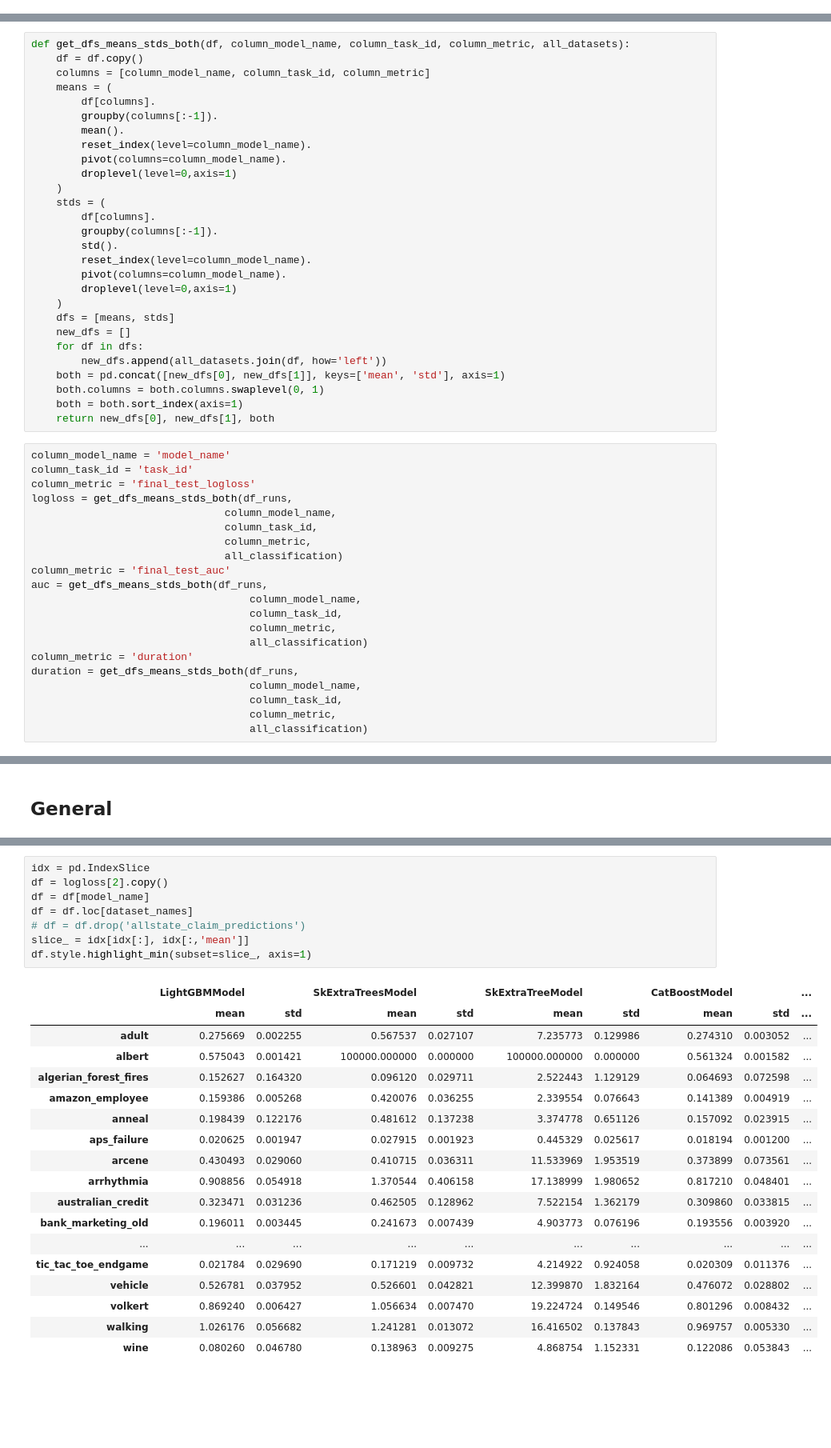
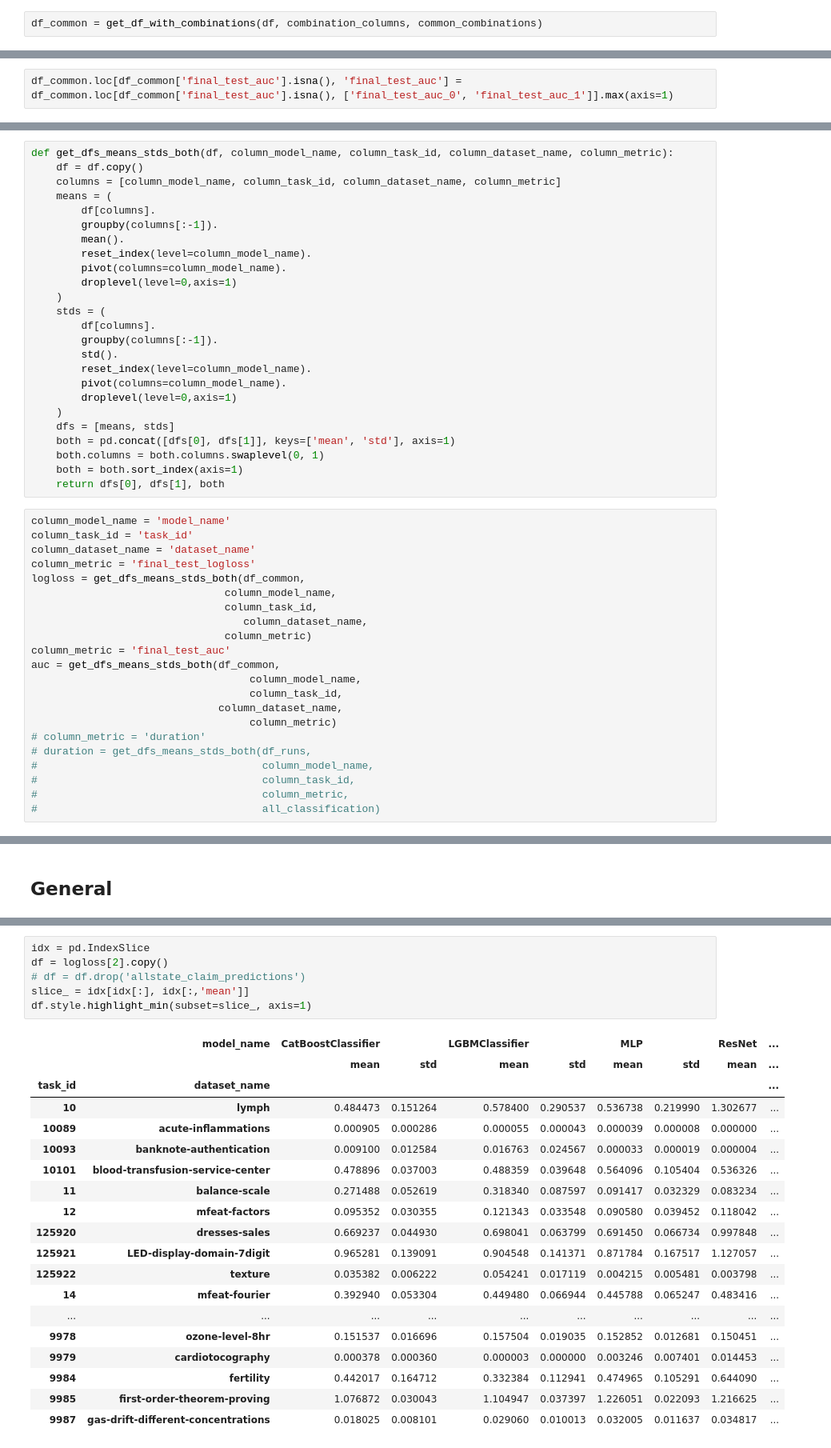
Before and after one commit to BrunoBelucci/tab_benchmark, a Jupyter notebook: run_scripts/analyze_runs_classification_sql.ipynb, the cells around one changed output, grey strips where cells are left out. Shown at 80% size. Saved outputs shown, nothing was run; the diff lists cells and outputs as text; blank space fills up the shorter version.

```diff
--- a/run_scripts/analyze_runs_classification_sql.ipynb
+++ b/run_scripts/analyze_runs_classification_sql.ipynb
@@ -254,0 +304,2 @@ Name: indexes, dtype: object
+# %%
+df_common = get_df_with_combinations(df, combination_columns, common_combinations)
@@ -254,0 +329,2 @@ Name: indexes, dtype: object
+# %%
+df_common.loc[df_common['final_test_auc'].isna(), 'final_test_auc'] = df_common.loc[df_common['final_test_auc'].isna(), ['final_test_auc_0', 'final_test_auc_1']].max(axis=1)
@@ -255,7 +337,7 @@ Name: indexes, dtype: object
 # %%
-def get_dfs_means_stds_both(df, column_model_name, column_task_id, column_metric, all_datasets):
+def get_dfs_means_stds_both(df, column_model_name, column_task_id, column_dataset_name, column_metric):
     df = df.copy()
-    columns = [column_model_name, column_task_id, column_metric]
+    columns = [column_model_name, column_task_id, column_dataset_name, column_metric]
     means = (
         df[columns].
         groupby(columns[:-1]).
@@ -273,32 +355,30 @@ def get_dfs_means_stds_both(df, column_model_name, column_task_id, column_metric
         droplevel(level=0,axis=1)
     )
     dfs = [means, stds]
-    new_dfs = []
-    for df in dfs:
-        new_dfs.append(all_datasets.join(df, how='left'))
-    both = pd.concat([new_dfs[0], new_dfs[1]], keys=['mean', 'std'], axis=1)
+    both = pd.concat([dfs[0], dfs[1]], keys=['mean', 'std'], axis=1)
     both.columns = both.columns.swaplevel(0, 1)
     both = both.sort_index(axis=1)
-    return new_dfs[0], new_dfs[1], both
+    return dfs[0], dfs[1], both
 # %%
 column_model_name = 'model_name'
 column_task_id = 'task_id'
+column_dataset_name = 'dataset_name'
 column_metric = 'final_test_logloss'
-logloss = get_dfs_means_stds_both(df_runs,
+logloss = get_dfs_means_stds_both(df_common,
                                column_model_name,
                                column_task_id,
-                               column_metric,
-                               all_classification)
+                                  column_dataset_name,
+                               column_metric)
 column_metric = 'final_test_auc'
-auc = get_dfs_means_stds_both(df_runs,
+auc = get_dfs_means_stds_both(df_common,
                                    column_model_name,
                                    column_task_id,
-                                   column_metric,
-                                   all_classification)
-column_metric = 'duration'
-duration = get_dfs_means_stds_both(df_runs,
-                                   column_model_name,
-                                   column_task_id,
-                                   column_metric,
-                                   all_classification)
+                              column_dataset_name,
+                                   column_metric)
+# column_metric = 'duration'
+# duration = get_dfs_means_stds_both(df_runs,
+#                                    column_model_name,
+#                                    column_task_id,
+#                                    column_metric,
+#                                    all_classification)
 # %%
@@ -314,30 +406,29 @@ for metric_name, df in zip(metrics, dfs):
 # %%
 idx = pd.IndexSlice
 df = logloss[2].copy()
-df = df[model_name]
-df = df.loc[dataset_names]
 # df = df.drop('allstate_claim_predictions')
 slice_ = idx[idx[:], idx[:,'mean']]
 df.style.highlight_min(subset=slice_, axis=1)
 # %% [output]
-|  | LightGBMModel |  | SkExtraTreesModel |  | SkExtraTreeModel |  | CatBoostModel |  | ... |
-|  | mean | std | mean | std | mean | std | mean | std | ... |
-| adult | 0.275669 | 0.002255 | 0.567537 | 0.027107 | 7.235773 | 0.129986 | 0.274310 | 0.003052 | ... |
-| albert | 0.575043 | 0.001421 | 100000.000000 | 0.000000 | 100000.000000 | 0.000000 | 0.561324 | 0.001582 | ... |
-| algerian_forest_fires | 0.152627 | 0.164320 | 0.096120 | 0.029711 | 2.522443 | 1.129129 | 0.064693 | 0.072598 | ... |
-| amazon_employee | 0.159386 | 0.005268 | 0.420076 | 0.036255 | 2.339554 | 0.076643 | 0.141389 | 0.004919 | ... |
-| anneal | 0.198439 | 0.122176 | 0.481612 | 0.137238 | 3.374778 | 0.651126 | 0.157092 | 0.023915 | ... |
-| aps_failure | 0.020625 | 0.001947 | 0.027915 | 0.001923 | 0.445329 | 0.025617 | 0.018194 | 0.001200 | ... |
-| arcene | 0.430493 | 0.029060 | 0.410715 | 0.036311 | 11.533969 | 1.953519 | 0.373899 | 0.073561 | ... |
-| arrhythmia | 0.908856 | 0.054918 | 1.370544 | 0.406158 | 17.138999 | 1.980652 | 0.817210 | 0.048401 | ... |
-| australian_credit | 0.323471 | 0.031236 | 0.462505 | 0.128962 | 7.522154 | 1.362179 | 0.309860 | 0.033815 | ... |
-| bank_marketing_old | 0.196011 | 0.003445 | 0.241673 | 0.007439 | 4.903773 | 0.076196 | 0.193556 | 0.003920 | ... |
+|  | model_name | CatBoostClassifier |  | LGBMClassifier |  | MLP |  | ResNet | ... |
+|  |  | mean | std | mean | std | mean | std | mean | ... |
+| task_id | dataset_name |  |  |  |  |  |  |  | ... |
+| 10 | lymph | 0.484473 | 0.151264 | 0.578400 | 0.290537 | 0.536738 | 0.219990 | 1.302677 | ... |
+| 10089 | acute-inflammations | 0.000905 | 0.000286 | 0.000055 | 0.000043 | 0.000039 | 0.000008 | 0.000000 | ... |
+| 10093 | banknote-authentication | 0.009100 | 0.012584 | 0.016763 | 0.024567 | 0.000033 | 0.000019 | 0.000004 | ... |
+| 10101 | blood-transfusion-service-center | 0.478896 | 0.037003 | 0.488359 | 0.039648 | 0.564096 | 0.105404 | 0.536326 | ... |
+| 11 | balance-scale | 0.271488 | 0.052619 | 0.318340 | 0.087597 | 0.091417 | 0.032329 | 0.083234 | ... |
+| 12 | mfeat-factors | 0.095352 | 0.030355 | 0.121343 | 0.033548 | 0.090580 | 0.039452 | 0.118042 | ... |
+| 125920 | dresses-sales | 0.669237 | 0.044930 | 0.698041 | 0.063799 | 0.691450 | 0.066734 | 0.997848 | ... |
+| 125921 | LED-display-domain-7digit | 0.965281 | 0.139091 | 0.904548 | 0.141371 | 0.871784 | 0.167517 | 1.127057 | ... |
+| 125922 | texture | 0.035382 | 0.006222 | 0.054241 | 0.017119 | 0.004215 | 0.005481 | 0.003798 | ... |
+| 14 | mfeat-fourier | 0.392940 | 0.053304 | 0.449480 | 0.066944 | 0.445788 | 0.065247 | 0.483416 | ... |
 | ... | ... | ... | ... | ... | ... | ... | ... | ... | ... |
-| tic_tac_toe_endgame | 0.021784 | 0.029690 | 0.171219 | 0.009732 | 4.214922 | 0.924058 | 0.020309 | 0.011376 | ... |
-| vehicle | 0.526781 | 0.037952 | 0.526601 | 0.042821 | 12.399870 | 1.832164 | 0.476072 | 0.028802 | ... |
-| volkert | 0.869240 | 0.006427 | 1.056634 | 0.007470 | 19.224724 | 0.149546 | 0.801296 | 0.008432 | ... |
-| walking | 1.026176 | 0.056682 | 1.241281 | 0.013072 | 16.416502 | 0.137843 | 0.969757 | 0.005330 | ... |
-| wine | 0.080260 | 0.046780 | 0.138963 | 0.009275 | 4.868754 | 1.152331 | 0.122086 | 0.053843 | ... |
+| 9978 | ozone-level-8hr | 0.151537 | 0.016696 | 0.157504 | 0.019035 | 0.152852 | 0.012681 | 0.150451 | ... |
+| 9979 | cardiotocography | 0.000378 | 0.000360 | 0.000003 | 0.000000 | 0.003246 | 0.007401 | 0.014453 | ... |
+| 9984 | fertility | 0.442017 | 0.164712 | 0.332384 | 0.112941 | 0.474965 | 0.105291 | 0.644090 | ... |
+| 9985 | first-order-theorem-proving | 1.076872 | 0.030043 | 1.104947 | 0.037397 | 1.226051 | 0.022093 | 1.216625 | ... |
+| 9987 | gas-drift-different-concentrations | 0.018025 | 0.008101 | 0.029060 | 0.010013 | 0.032005 | 0.011637 | 0.034817 | ... |
 # %%
 idx = pd.IndexSlice
 df = auc[2].copy()
```
Also changed, not shown: parts of 35 cells of this notebook.
